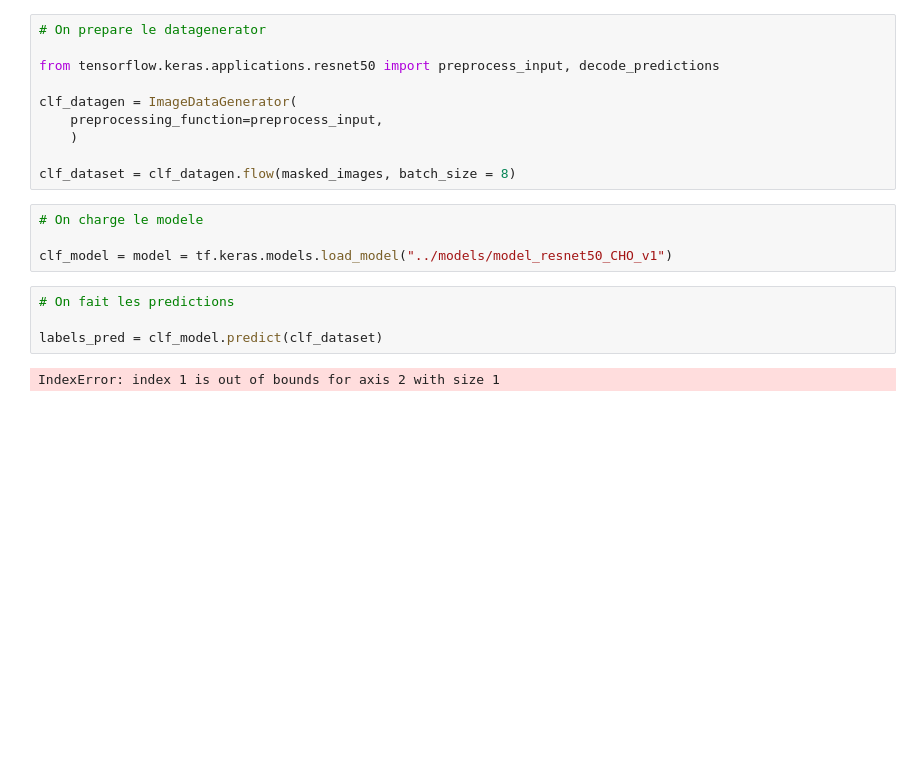
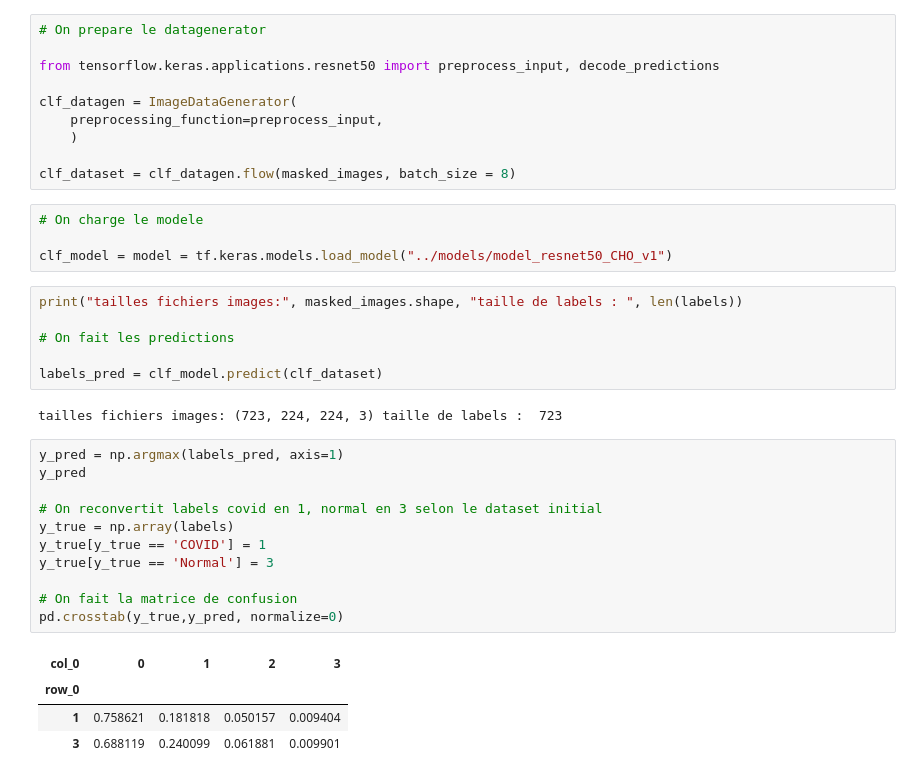
Before and after one commit to mmelkowski/radio_pulmo, a Jupyter notebook: notebooks/CHO_notebook_test_on_COVIDNET.ipynb, the cells around one changed output. Cells and saved outputs as stored; diff of their text form; blank space fills up the shorter version.

```diff
--- a/notebooks/CHO_notebook_test_on_COVIDNET.ipynb
+++ b/notebooks/CHO_notebook_test_on_COVIDNET.ipynb
@@ -243,8 +243,26 @@ clf_dataset = clf_datagen.flow(masked_images, batch_size = 8)
 
 clf_model = model = tf.keras.models.load_model("../models/model_resnet50_CHO_v1")
 # %%
+print("tailles fichiers images:", masked_images.shape, "taille de labels : ", len(labels))
+
 # On fait les predictions
 
 labels_pred = clf_model.predict(clf_dataset)
 # %% [output]
-IndexError: index 1 is out of bounds for axis 2 with size 1
+tailles fichiers images: (723, 224, 224, 3) taille de labels :  723
+# %%
+y_pred = np.argmax(labels_pred, axis=1)
+y_pred
+
+# On reconvertit labels covid en 1, normal en 3 selon le dataset initial
+y_true = np.array(labels)
+y_true[y_true == 'COVID'] = 1
+y_true[y_true == 'Normal'] = 3
+
+# On fait la matrice de confusion
+pd.crosstab(y_true,y_pred, normalize=0)
+# %% [output]
+| col_0 | 0 | 1 | 2 | 3 |
+| row_0 |  |  |  |  |
+| 1 | 0.758621 | 0.181818 | 0.050157 | 0.009404 |
+| 3 | 0.688119 | 0.240099 | 0.061881 | 0.009901 |
```
Also changed, not shown: parts of 8 cells of this notebook.
